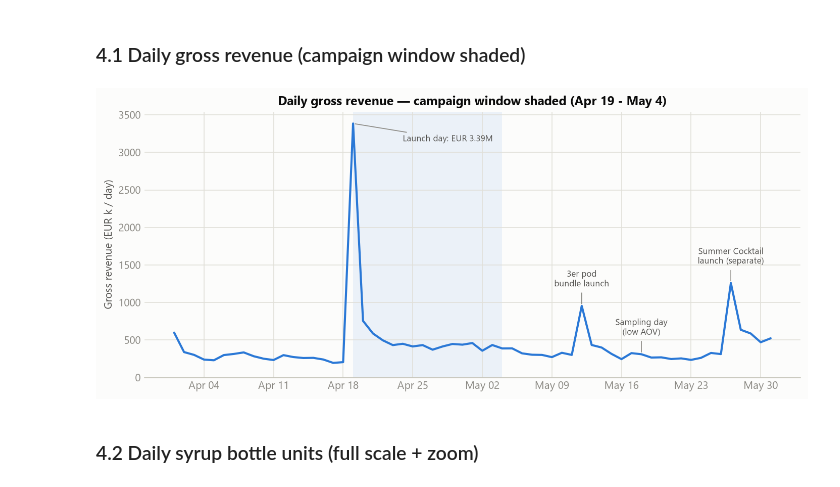
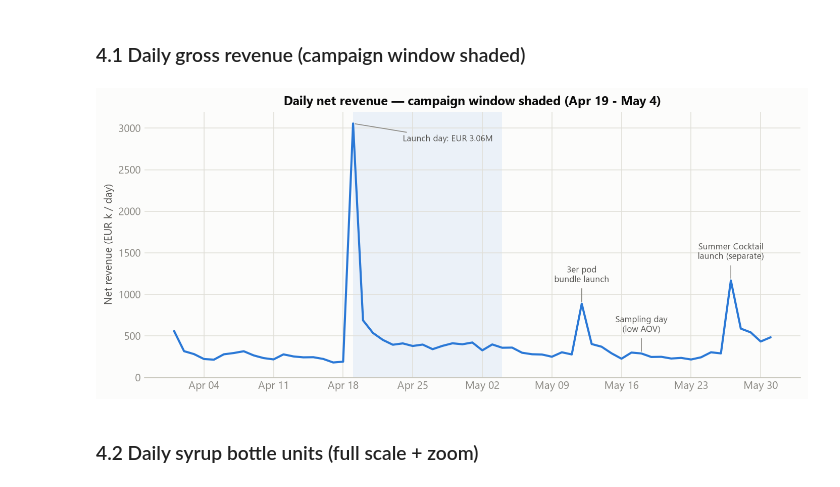
Before and after one commit to ugrodrigo/holy-case-rodrigo-uehara-guskuma, a Jupyter notebook: analysis.ipynb, the cells around one changed output. Saved outputs shown, nothing was run; the diff lists cells and outputs as text; code cells hidden in the pictures.

```diff
--- a/analysis.ipynb
+++ b/analysis.ipynb
@@ -306,13 +333,14 @@ periods **pre** Apr 1–18 / **campaign** Apr 19–May 4 / **post** May 5–31.
 # %%
 orders = orders_raw.drop_duplicates("order_id").copy()
 
-# an order counts as cancelled only if ALL its shipment rows are cancelled/ignored
-stat = ship.groupby("order_id").shipment_status.apply(set)
-fully_cancelled = set(stat[stat.apply(lambda s: s <= {"cancelled", "ignored"})].index)
-orders["cancelled"] = orders.order_id.isin(fully_cancelled)
-print("orders deduped:", len(orders), "| fully cancelled (excluded):", orders.cancelled.sum())
+# cancelled orders - rule confirmed by the data owner: a fully refunded order is a cancellation.
+# Guard to gross > 0: zero-value sample orders (e.g. the May 18 giveaway) trivially satisfy refunded >= gross.
+orders["cancelled"] = (orders.gross_revenue > 0) & (orders.refunded_value >= orders.gross_revenue)
+print("orders deduped:", len(orders), "| cancelled by refund rule (excluded):", orders.cancelled.sum())
 
 o = orders[~orders.cancelled].copy()
+print("negative net_revenue remaining among active orders:", (o.net_revenue < 0).sum(),
+      "(edge cases where refund exceeds gross+shipping-tax; negligible)")
 
 def period(d):
     if d <= pd.Timestamp("2026-04-18"): return "1_pre"
@@ -323,6 +351,7 @@ PERIOD_DAYS = pd.Series({"1_pre": 18, "2_campaign": 16, "3_post": 27})
 
 # enriched line items: only active orders, joined to order context and product master
 items = items_raw[items_raw.order_id.isin(o.order_id)].copy()
+items = items[~items.component_sku.str.startswith("10-00-42-002")]   # syrup spare parts: data owner says out of scope
 items = items.merge(o[["order_id", "order_date", "shop", "customer_id", "is_first_order", "period"]], on="order_id")
 items = items.merge(products, left_on="component_sku", right_on="sku", how="left")
 items["cat"] = items.category.fillna("UNKNOWN")
@@ -708,25 +744,25 @@ chart style set
 # %% [markdown]
 ### 4.1 Daily gross revenue (campaign window shaded)
 # %%
-day = o.groupby("order_date").gross_revenue.sum() / 1000
+day = o.groupby("order_date").net_revenue.sum() / 1000
 fig, ax = plt.subplots(figsize=(9.5, 4.2), dpi=150)
 ax.axvspan(pd.Timestamp("2026-04-19"), pd.Timestamp("2026-05-04"), color=BLUE, alpha=0.08, lw=0)
 ax.plot(day.index, day.values, color=BLUE, lw=2, solid_capstyle="round")
-ax.set_ylim(0, None); ax.set_ylabel("Gross revenue (EUR k / day)")
-ax.set_title("Daily gross revenue — campaign window shaded (Apr 19 - May 4)")
+ax.set_ylim(0, None); ax.set_ylabel("Net revenue (EUR k / day)")
+ax.set_title("Daily net revenue — campaign window shaded (Apr 19 - May 4)")
 ax.xaxis.set_major_formatter(mdates.DateFormatter("%b %d")); ax.xaxis.set_major_locator(mdates.DayLocator(interval=7))
 v19 = day.loc[pd.Timestamp("2026-04-19")]
 ax.annotate(f"Launch day: EUR {v19/1000:.2f}M", (pd.Timestamp("2026-04-19"), v19), xytext=(pd.Timestamp("2026-04-24"), v19 * 0.93),
             fontsize=8, color=SEC, ha="left", arrowprops=dict(arrowstyle="-", color=MUTED, lw=0.8))
 for d, label in [("2026-05-12", "3er pod\nbundle launch"), ("2026-05-27", "Summer Cocktail\nlaunch (separate)"), ("2026-05-18", "Sampling day\n(low AOV)")]:
     v = day.loc[pd.Timestamp(d)]
     ax.annotate(label, (pd.Timestamp(d), v), xytext=(pd.Timestamp(d), v + 260), fontsize=8, color=SEC,
                 ha="center", arrowprops=dict(arrowstyle="-", color=MUTED, lw=0.8))
 ax.tick_params(length=0); fig.tight_layout()
 fig.savefig("charts/daily_revenue.png", facecolor=SURFACE)
 plt.show()
 # %% [output]
-[figure, old version]
+[figure, new version]
 # %% [markdown]
 ### 4.2 Daily syrup bottle units (full scale + zoom)
 # %%
```
Also changed, not shown: parts of 27 cells of this notebook, 9 other files.
